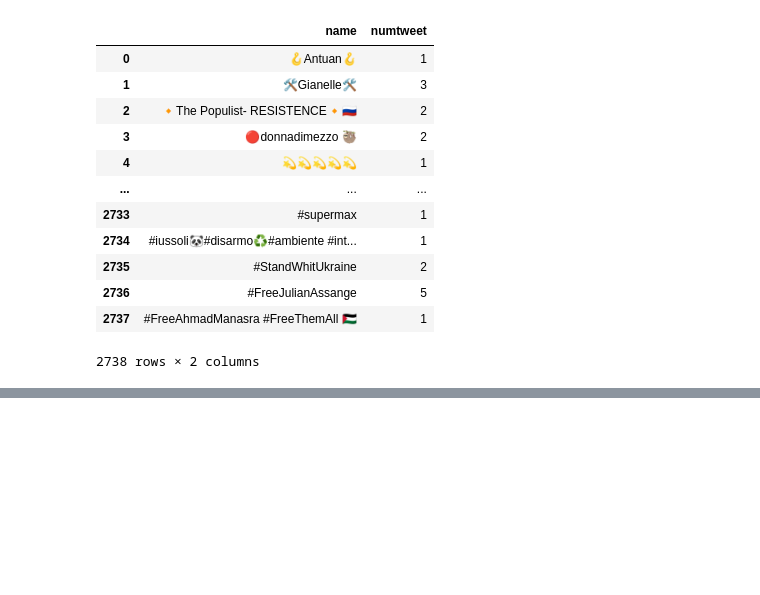
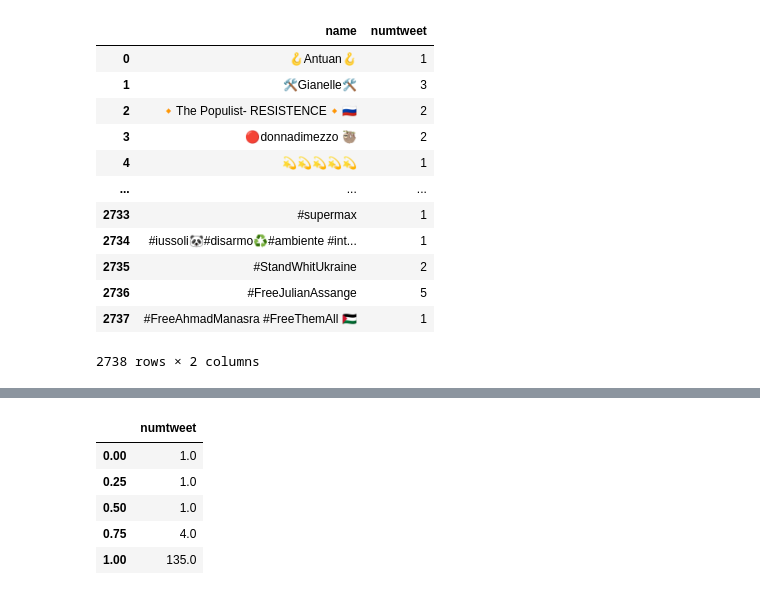
Before and after one commit to paolofesta/prove, a Jupyter notebook: TESI.ipynb, the cells around one changed output, grey strips where cells are left out. Cells and saved outputs as stored; diff of their text form; code cells hidden in the pictures; blank space fills up the shorter version.

```diff
--- a/TESI.ipynb
+++ b/TESI.ipynb
@@ -1117,0 +1115,10 @@ e=pd.DataFrame(columns=[a,b,c,d])
+# %%
+quartili=pd.DataFrame(datanum['numtweet'].quantile(np.linspace(0.0,1.0,num=5)))
+quartili
+# %% [output]
+|  | numtweet |
+| 0.00 | 1.0 |
+| 0.25 | 1.0 |
+| 0.50 | 1.0 |
+| 0.75 | 4.0 |
+| 1.00 | 135.0 |
```
Also changed, not shown: parts of 5 cells of this notebook.
